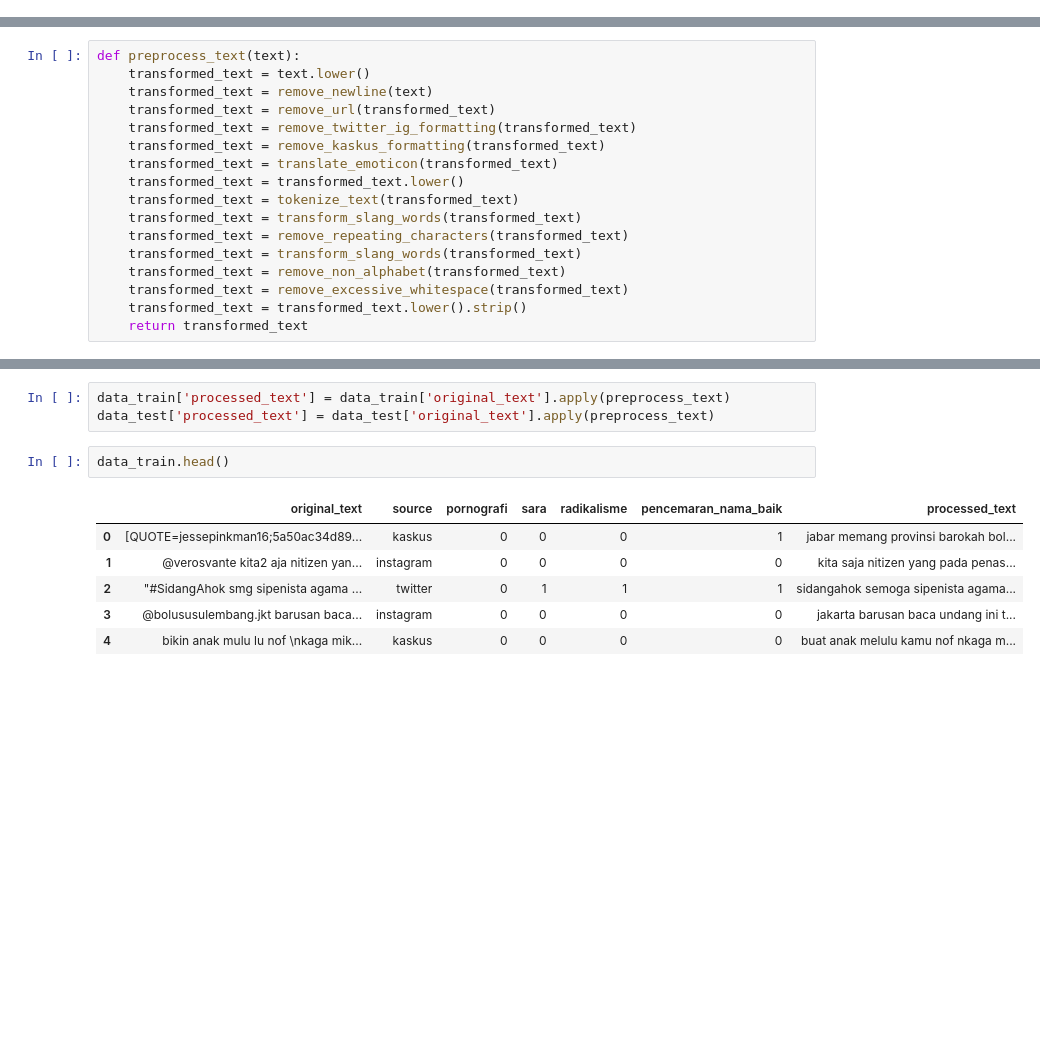
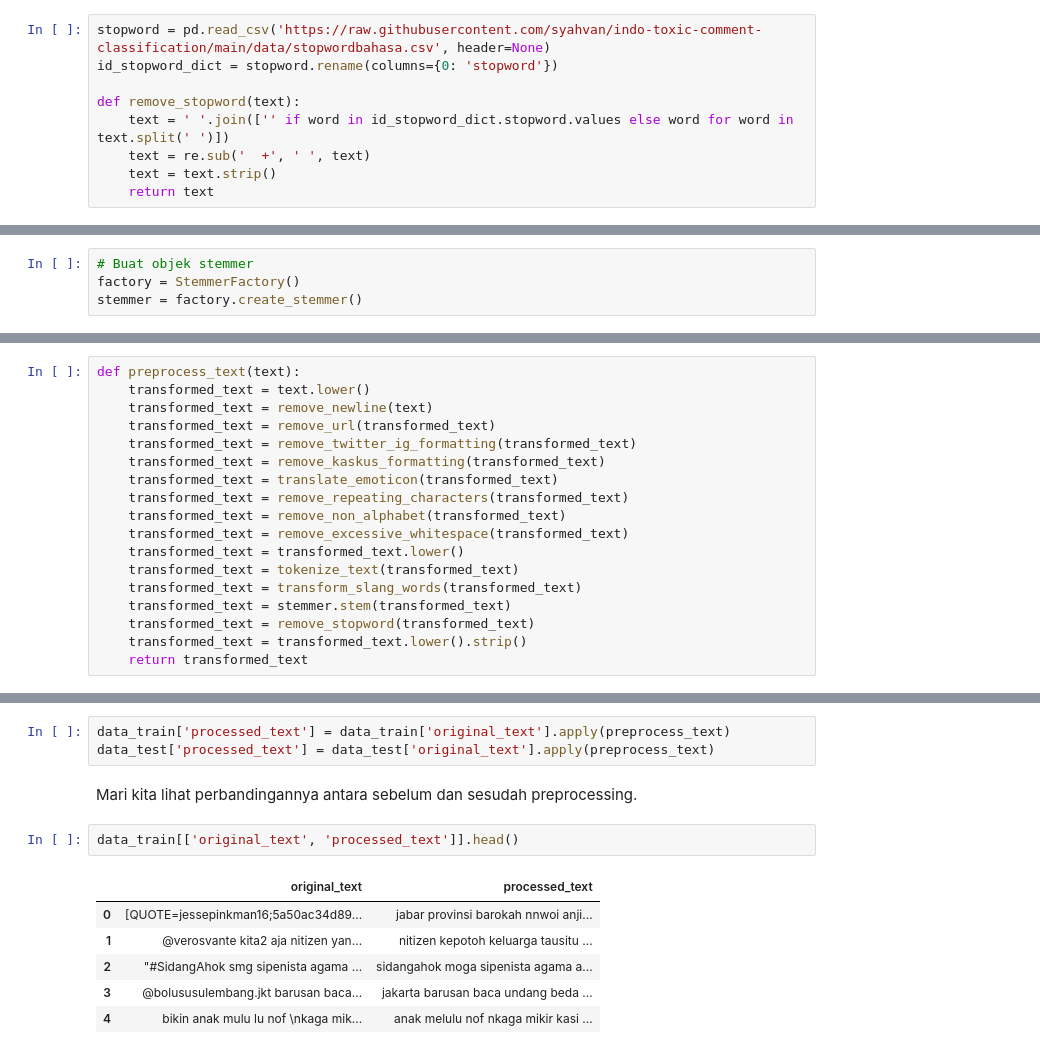
Before and after one commit to syahvan/indo-toxic-comment-classification, a Jupyter notebook: notebook/Toxic_Comment_Classification.ipynb, the cells around one changed output, grey strips where cells are left out. Cells and saved outputs as stored; diff of their text form; blank space fills up the shorter version.

```diff
--- a/notebook/Toxic_Comment_Classification.ipynb
+++ b/notebook/Toxic_Comment_Classification.ipynb
@@ -278,0 +287,9 @@ After  : hey kenapa tadi?
+# %%
+stopword = pd.read_csv('https://raw.githubusercontent.com/syahvan/indo-toxic-comment-classification/main/data/stopwordbahasa.csv', header=None)
+id_stopword_dict = stopword.rename(columns={0: 'stopword'})
+
+def remove_stopword(text):
+    text = ' '.join(['' if word in id_stopword_dict.stopword.values else word for word in text.split(' ')])
+    text = re.sub('  +', ' ', text)
+    text = text.strip()
+    return text
@@ -278,0 +306,4 @@ After  : hey kenapa tadi?
+# %%
+# Buat objek stemmer
+factory = StemmerFactory()
+stemmer = factory.create_stemmer()
@@ -286,13 +325,14 @@ def preprocess_text(text):
     transformed_text = remove_twitter_ig_formatting(transformed_text)
     transformed_text = remove_kaskus_formatting(transformed_text)
     transformed_text = translate_emoticon(transformed_text)
+    transformed_text = remove_repeating_characters(transformed_text)
+    transformed_text = remove_non_alphabet(transformed_text)
+    transformed_text = remove_excessive_whitespace(transformed_text)
     transformed_text = transformed_text.lower()
     transformed_text = tokenize_text(transformed_text)
     transformed_text = transform_slang_words(transformed_text)
-    transformed_text = remove_repeating_characters(transformed_text)
-    transformed_text = transform_slang_words(transformed_text)
-    transformed_text = remove_non_alphabet(transformed_text)
-    transformed_text = remove_excessive_whitespace(transformed_text)
+    transformed_text = stemmer.stem(transformed_text)
+    transformed_text = remove_stopword(transformed_text)
     transformed_text = transformed_text.lower().strip()
     return transformed_text
 # %% [markdown]
@@ -300,13 +340,15 @@ Mari kita coba aplikasikan ke data train dan test yang kita miliki.
 # %%
 data_train['processed_text'] = data_train['original_text'].apply(preprocess_text)
 data_test['processed_text'] = data_test['original_text'].apply(preprocess_text)
+# %% [markdown]
+Mari kita lihat perbandingannya antara sebelum dan sesudah preprocessing.
 # %%
-data_train.head()
+data_train[['original_text', 'processed_text']].head()
 # %% [output]
-|  | original_text | source | pornografi | sara | radikalisme | pencemaran_nama_baik | processed_text |
-| 0 | [QUOTE=jessepinkman16;5a50ac34d89... | kaskus | 0 | 0 | 0 | 1 | jabar memang provinsi barokah bol... |
-| 1 | @verosvante kita2 aja nitizen yan... | instagram | 0 | 0 | 0 | 0 | kita saja nitizen yang pada penas... |
-| 2 | "#SidangAhok smg sipenista agama ... | twitter | 0 | 1 | 1 | 1 | sidangahok semoga sipenista agama... |
-| 3 | @bolususulembang.jkt barusan baca... | instagram | 0 | 0 | 0 | 0 | jakarta barusan baca undang ini t... |
-| 4 | bikin anak mulu lu nof \nkaga mik... | kaskus | 0 | 0 | 0 | 0 | buat anak melulu kamu nof nkaga m... |
+|  | original_text | processed_text |
+| 0 | [QUOTE=jessepinkman16;5a50ac34d89... | jabar provinsi barokah nnwoi anji... |
+| 1 | @verosvante kita2 aja nitizen yan... | nitizen kepotoh keluarga tausitu ... |
+| 2 | "#SidangAhok smg sipenista agama ... | sidangahok moga sipenista agama a... |
+| 3 | @bolususulembang.jkt barusan baca... | jakarta barusan baca undang beda ... |
+| 4 | bikin anak mulu lu nof \nkaga mik... | anak melulu nof nkaga mikir kasi ... |
 # %%
```
Also changed, not shown: parts of 23 cells of this notebook, 3 other files.
